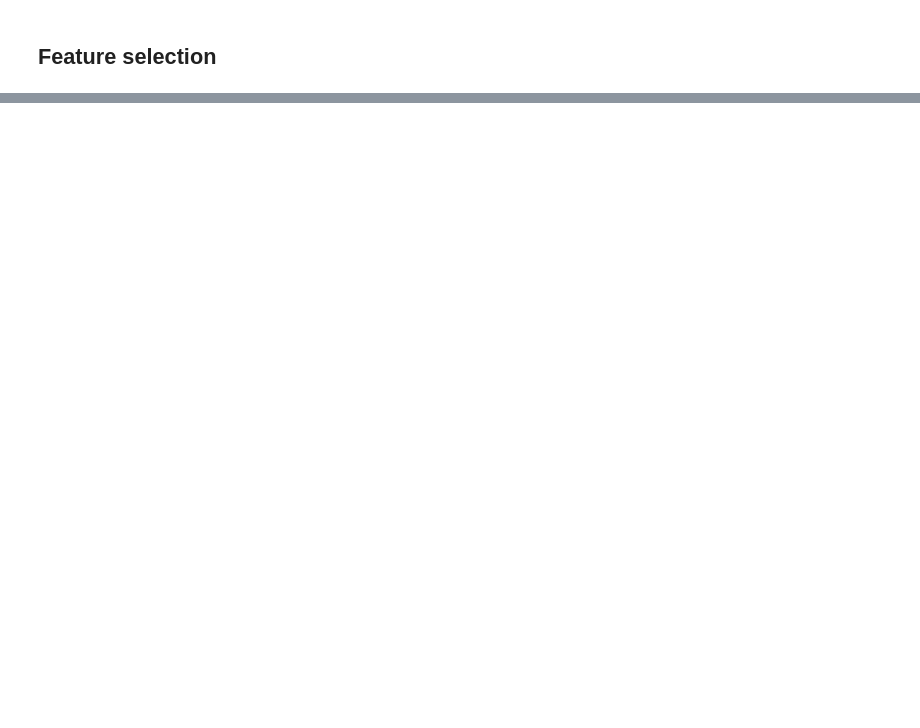
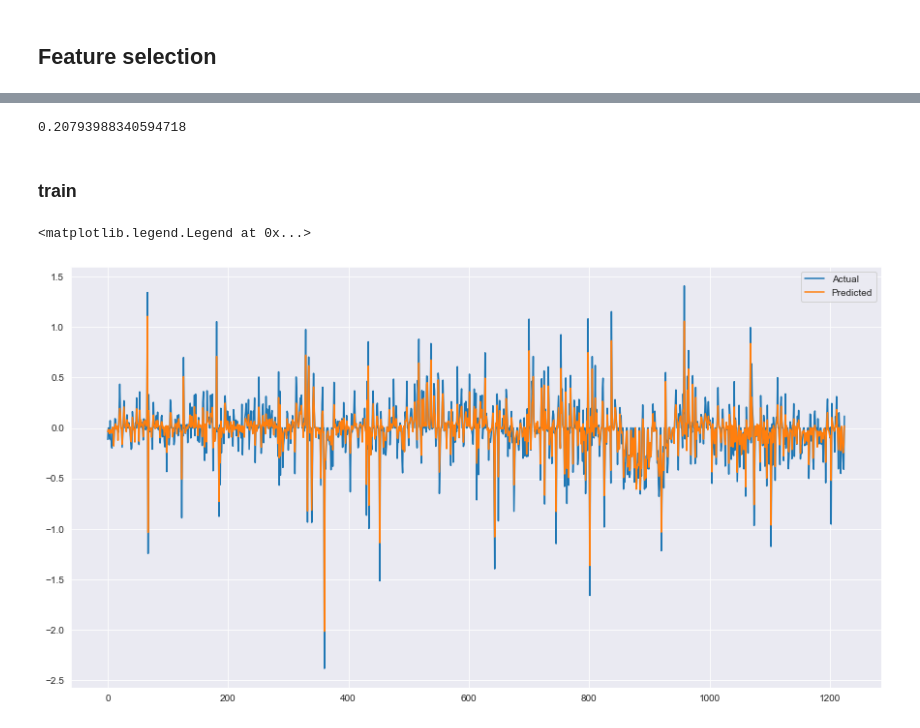
Before and after one commit to sleep3r/balance-ts, a Jupyter notebook: pipeline.ipynb, the cells around one changed output, grey strips where cells are left out. Drawn from its saved outputs; the diff is of its cells as text; code cells hidden in the pictures; blank space fills up the shorter version.

```diff
--- a/pipeline.ipynb
+++ b/pipeline.ipynb
@@ -71,3 +29,7 @@ extracted_features
+# %%
+from modules.feature_generation import generate_features
+
+X, y = generate_features(TS[["Balance"]])
 # %% [markdown]
 ## Feature selection
 # %%
@@ -126,0 +58,11 @@ stability_res
+# %%
+X_train, X_test, y_train, y_test = train_test_split(
+    X,
+    y,
+    test_size=0.2,
+    random_state=42,
+    shuffle=False
+)
+
+model = XGBRegressor(n_estimators=50, random_state=42, learning_rate=0.1)
+model.fit(X_train, y_train)
@@ -126,0 +79,16 @@ stability_res
+# %%
+from sklearn.metrics import mean_absolute_error
+
+mean_absolute_error(y_test, model.predict(X_test))
+# %% [output]
+0.20793988340594718
+# %% [markdown]
+### train
+# %%
+plt.figure(figsize=(15, 8))
+plt.plot(y_train.values, label="Actual")
+plt.plot(model.predict(X_train), label="Predicted")
+plt.legend()
+# %% [output]
+<matplotlib.legend.Legend at 0x...>
+[figure, added]
```
Also changed, not shown: parts of 19 cells of this notebook, 4 other files.
